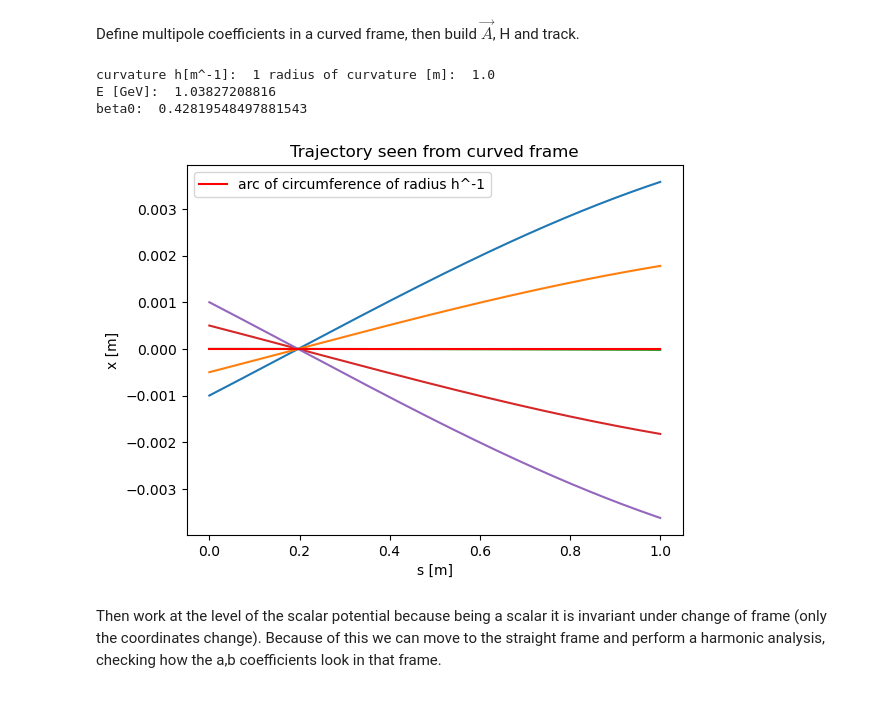
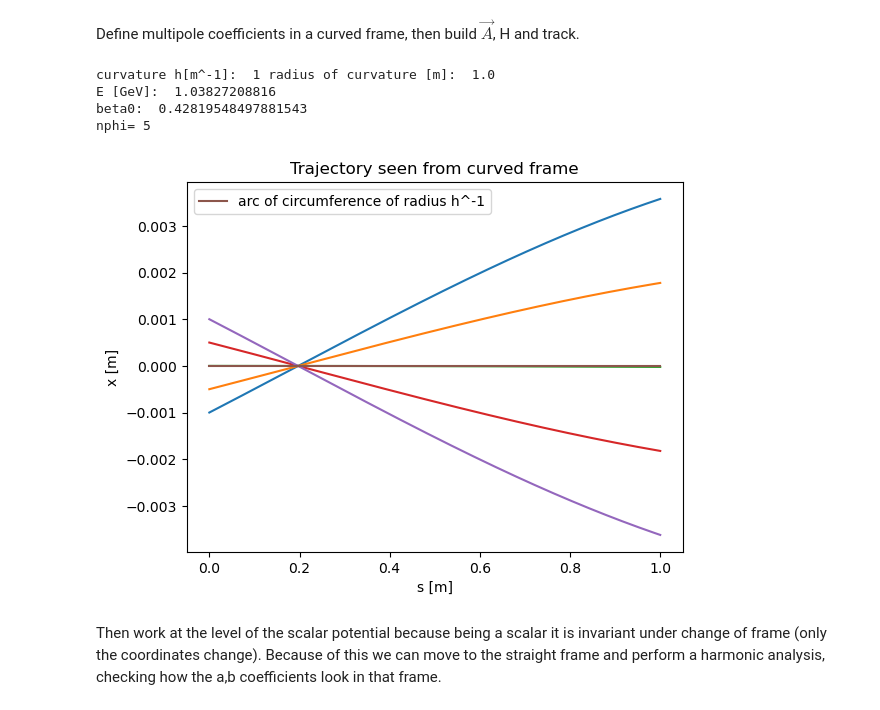
Before and after one commit to marcoliniF/bpmeth, a Jupyter notebook: preliminaryTrials/6.1track_framecomparisonnb.ipynb, the cells around one changed output. Drawn from its saved outputs; the diff is of its cells as text; code cells hidden in the pictures.

```diff
--- a/preliminaryTrials/6.1track_framecomparisonnb.ipynb
+++ b/preliminaryTrials/6.1track_framecomparisonnb.ipynb
@@ -14,35 +14,36 @@ print("curvature h[m^-1]: ", h, "radius of curvature [m]: ", 1/h)
 #I want to track protons of given kinetic energy
 Ek=1e8 #eV
 p=np.sqrt(Ek**2+2*Ek*xt.PROTON_MASS_EV)#momentum eV/c
 Eref = Ek + xt.PROTON_MASS_EV
 print("E [GeV]: ", Eref/1e9)
 gamma0 = Eref/xt.PROTON_MASS_EV
 beta0 = np.sqrt(1-1/gamma0**2)
 print("beta0: ", beta0)
 p0 =xt.Particles(x=np.linspace(-1e-3, 1e-3, 5), y=0, s=0,py=0.01, px=np.linspace(0.005,-0.005,5), ptau=0, beta0=beta0, energy0=Eref, mass0=xt.PROTON_MASS_EV)
 p_1 = p0.copy()
 nphi=5
 print("nphi=",nphi)
 A_curved= bpmeth.GeneralVectorPotential(h=h, b=b_curved, a=a_curved, nphi=nphi)
 H_curved = bpmeth.Hamiltonian(length=1, h=h, vectp=A_curved)
 
 sol_curved = H_curved.track(p_1, return_sol=True, ivp_opt= {"rtol":1e-10, "atol":1e-12})
 
 for ss in sol_curved:
     plt.plot(ss.t, ss.y[0])
 plt.xlabel('s [m]')
 plt.ylabel('x [m]')
 plt.title("Trajectory seen from curved frame")
 x=np.linspace(0,1,50)
 y= np.zeros_like(x)
-plt.plot(x,y, color='red', label='arc of circumference of radius h^-1')
+plt.plot(x,y, label='arc of circumference of radius h^-1')
 plt.legend()
 plt.show()
 # %% [output]
 curvature h[m^-1]:  1 radius of curvature [m]:  1.0
 E [GeV]:  1.03827208816
 beta0:  0.42819548497881543
+nphi= 5
-[figure, old version]
+[figure, new version]
 # %% [markdown]
 Then work at the level of the scalar potential because being a scalar it is invariant under change of frame (only the coordinates change). Because of this we can move to the straight frame and perform a harmonic analysis, checking how the a,b coefficients look in that frame.
 # %%
```
Also changed, not shown: parts of 7 cells of this notebook.
